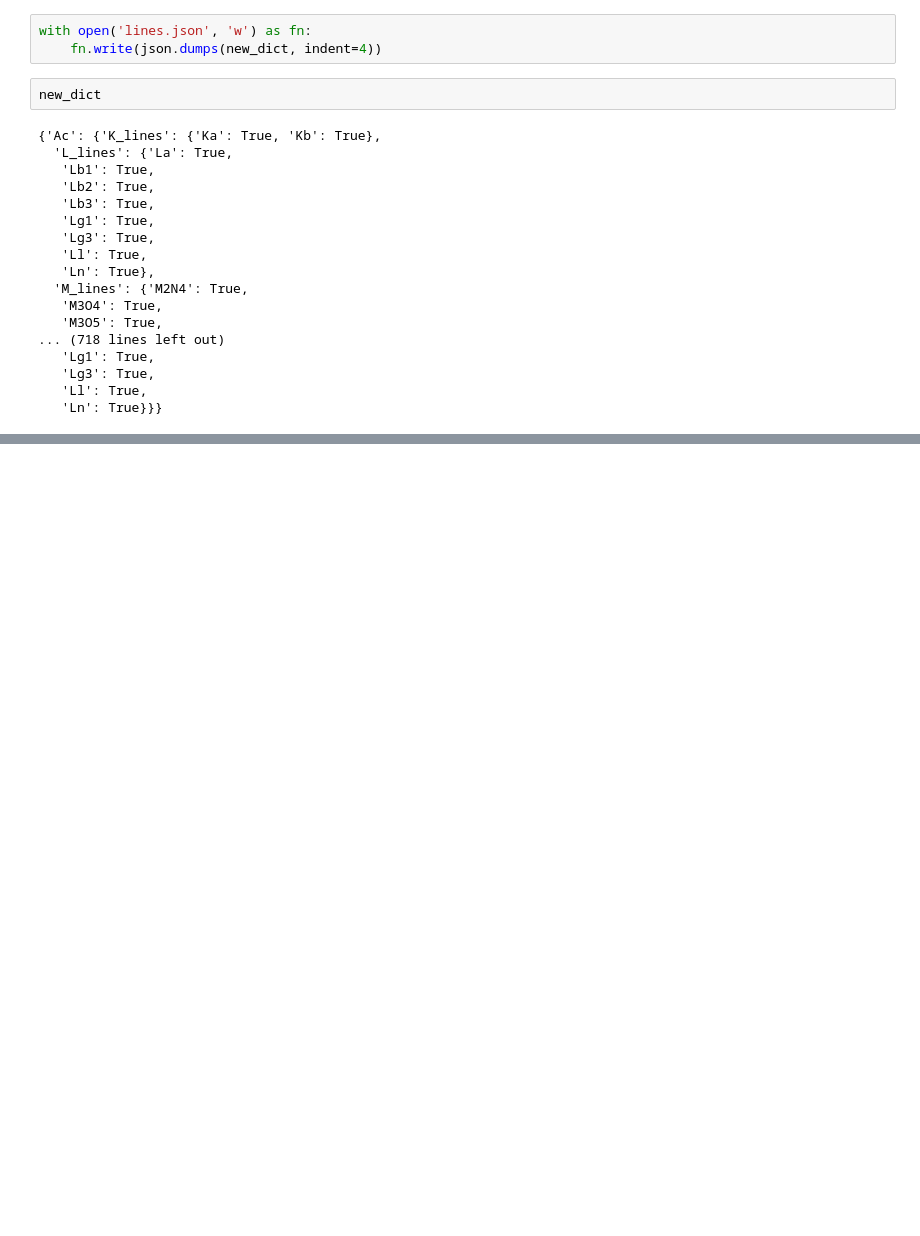
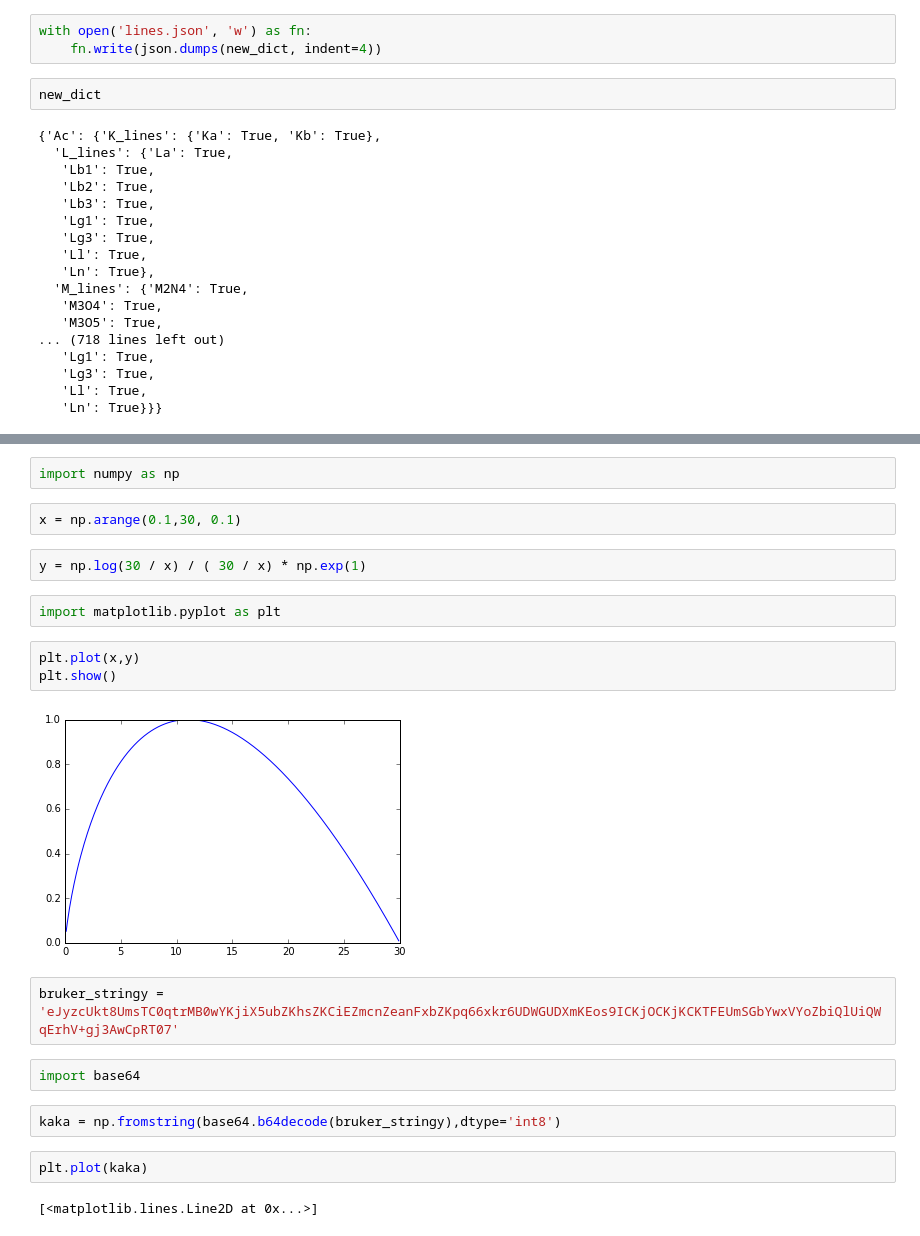
Before and after one commit to sem-geologist/HussariX, a Jupyter notebook: qbhm_viewer/Sandbox_prototyping.ipynb, the cells around one changed output, grey strips where cells are left out. Drawn from its saved outputs; the diff is of its cells as text; blank space fills up the shorter version.

```diff
--- a/qbhm_viewer/Sandbox_prototyping.ipynb
+++ b/qbhm_viewer/Sandbox_prototyping.ipynb
@@ -987,0 +1022,23 @@ new_dict
+# %%
+import numpy as np
+# %%
+x = np.arange(0.1,30, 0.1)
+# %%
+y = np.log(30 / x) / ( 30 / x) * np.exp(1)
+# %%
+import matplotlib.pyplot as plt
+# %%
+plt.plot(x,y)
+plt.show()
+# %% [output]
+[figure, added]
+# %%
+bruker_stringy = 'eJyzcUkt8UmsTC0qtrMB0wYKjiX5ubZKhsZKCiEZmcnZeanFxbZKpq66xkr6UDWGUDXmKEos9ICKjOCKjKCKTFEUmSGbYwxVYoZbiQlUiQWqErhV+gj3AwCpRT07'
+# %%
+import base64
+# %%
+kaka = np.fromstring(base64.b64decode(bruker_stringy),dtype='int8')
+# %%
+plt.plot(kaka)
+# %% [output]
+[<matplotlib.lines.Line2D at 0x...>]
```
Also changed, not shown: parts of 43 cells of this notebook, 19 other files.
